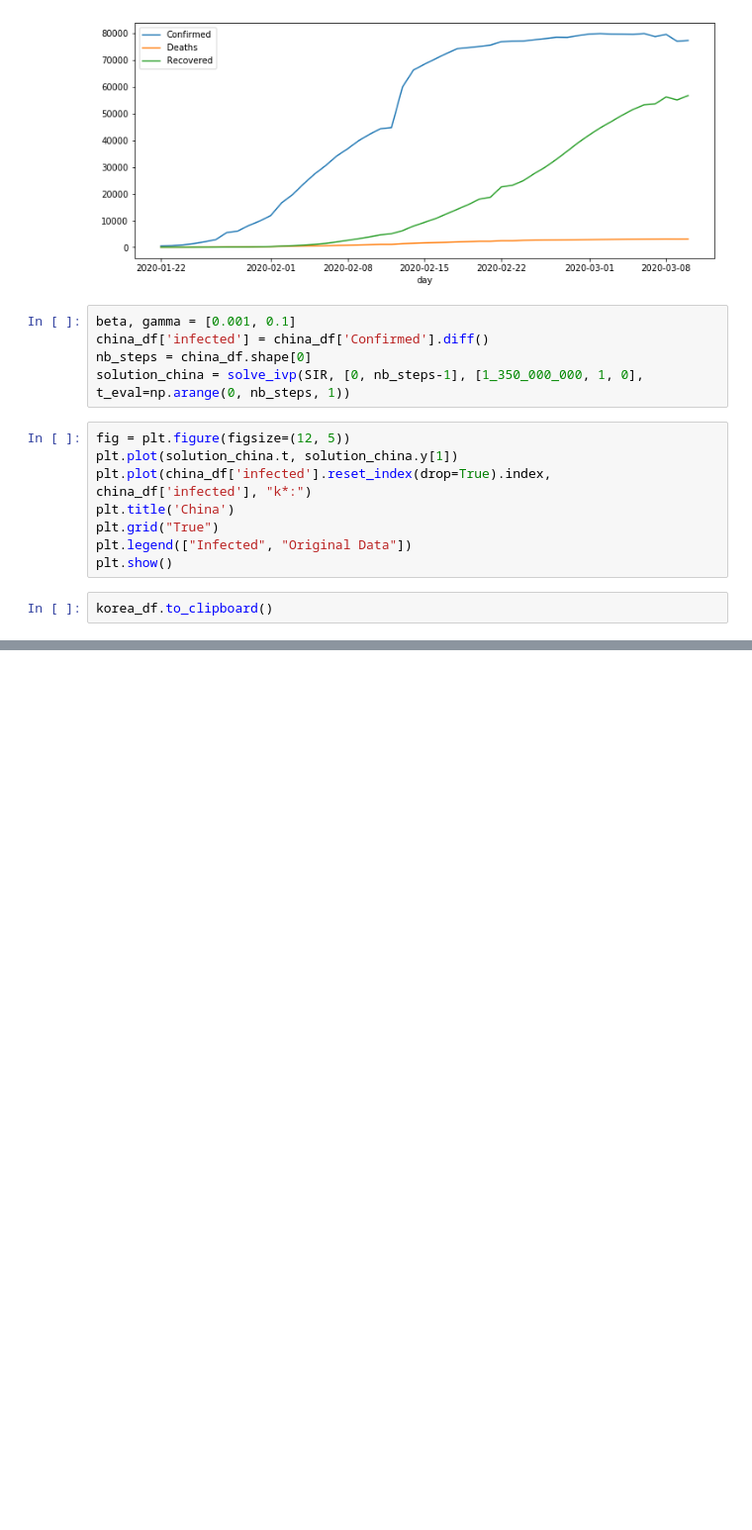
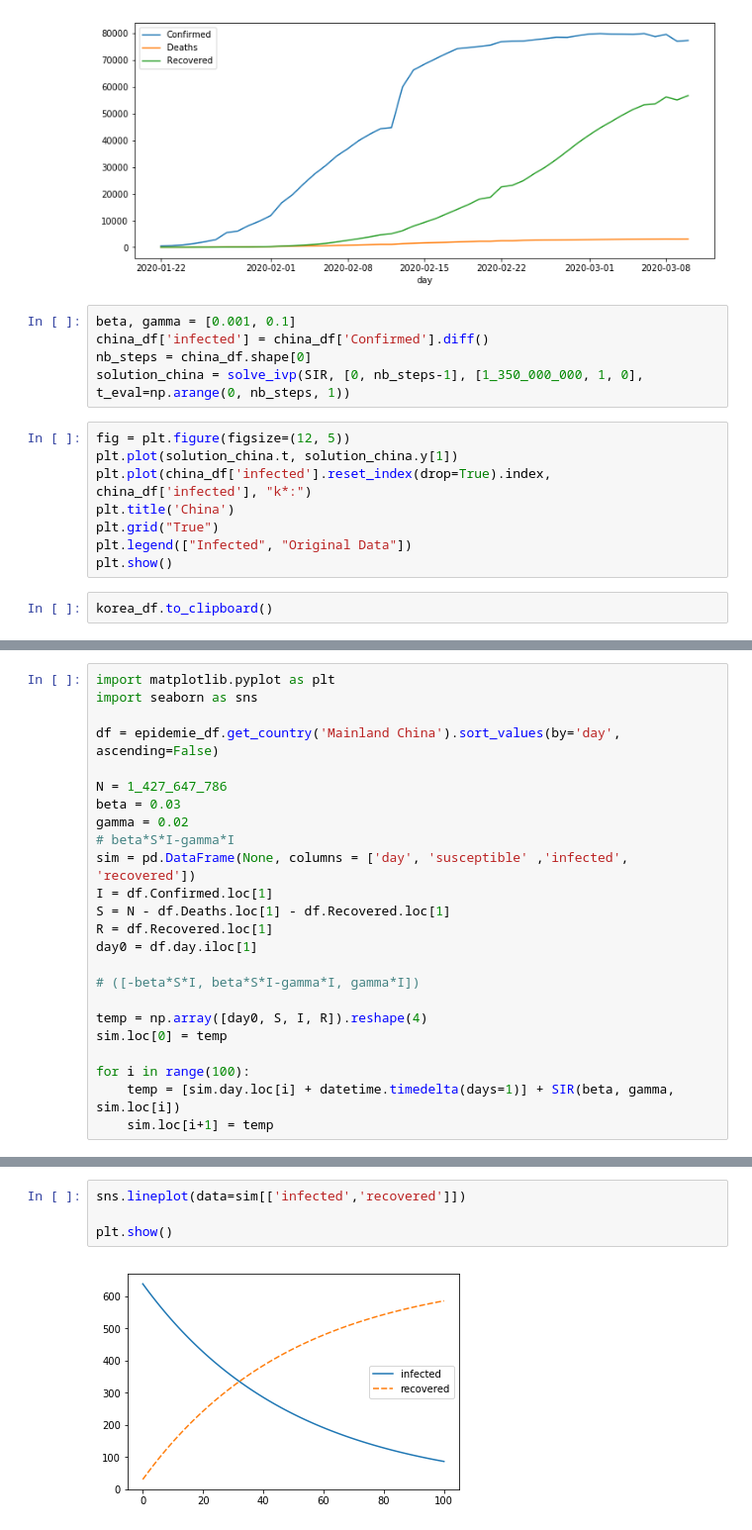
Before and after one commit to coolkat64/corona_beaujouan_bartoli, a Jupyter notebook: notebooks/modelisation.ipynb, the cells around one changed output, grey strips where cells are left out. Shown at 99% size. Drawn from its saved outputs; the diff is of its cells as text; blank space fills up the shorter version.

```diff
--- a/notebooks/modelisation.ipynb
+++ b/notebooks/modelisation.ipynb
@@ -329,0 +363,24 @@ korea_df.to_clipboard()
+# %%
+import matplotlib.pyplot as plt
+import seaborn as sns
+
+df = epidemie_df.get_country('Mainland China').sort_values(by='day', ascending=False)
+
+N = 1_427_647_786
+beta = 0.03
+gamma = 0.02
+# beta*S*I-gamma*I
+sim = pd.DataFrame(None, columns = ['day', 'susceptible' ,'infected', 'recovered'])
+I = df.Confirmed.loc[1]
+S = N - df.Deaths.loc[1] - df.Recovered.loc[1]
+R = df.Recovered.loc[1]
+day0 = df.day.iloc[1]
+
+# ([-beta*S*I, beta*S*I-gamma*I, gamma*I])
+
+temp = np.array([day0, S, I, R]).reshape(4)
+sim.loc[0] = temp
+
+for i in range(100):
+    temp = [sim.day.loc[i] + datetime.timedelta(days=1)] + SIR(beta, gamma, sim.loc[i])
+    sim.loc[i+1] = temp
@@ -329,0 +396,6 @@ korea_df.to_clipboard()
+# %%
+sns.lineplot(data=sim[['infected','recovered']])
+
+plt.show()
+# %% [output]
+[figure, added]
```
Also changed, not shown: parts of 4 cells of this notebook, 9 other files.
